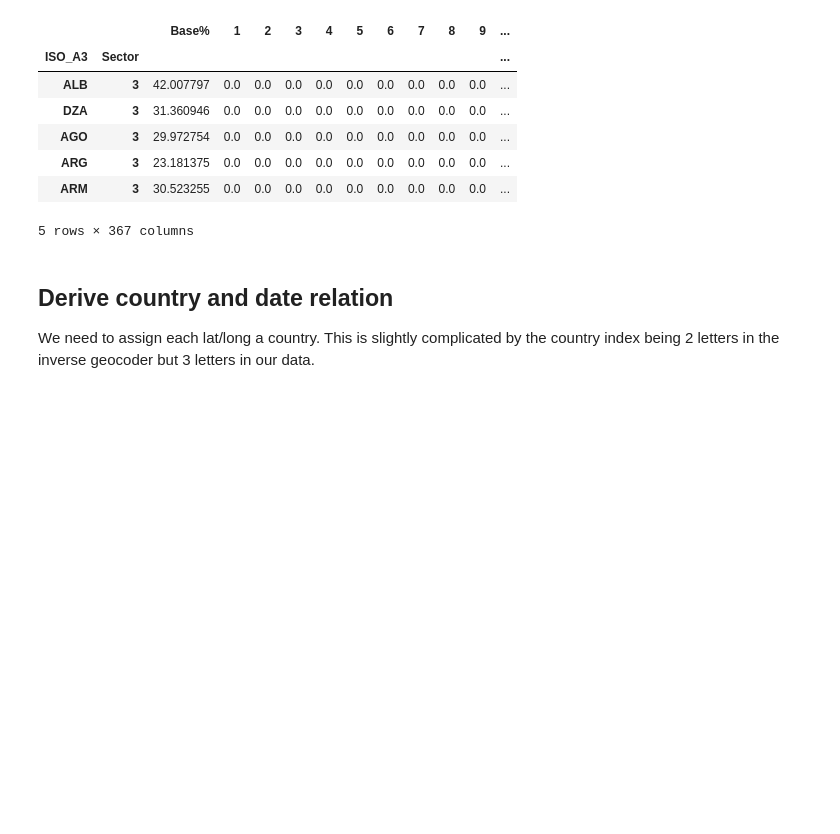
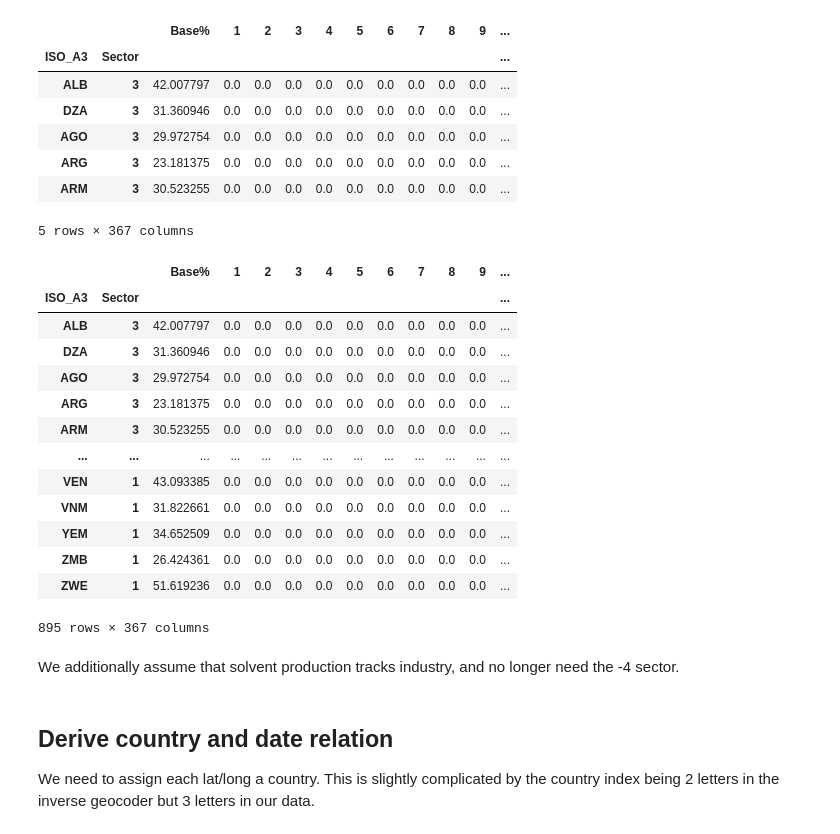
Before and after one commit to Rlamboll/modify_COVID19_netCDF_Emissions, a Jupyter notebook: calculations/COVID19EmissionsCalc.ipynb, the cells around one changed output. Cells and saved outputs as stored; diff of their text form; code cells hidden in the pictures; blank space fills up the shorter version.

Commit message:
Runs up to the multiplication point

```diff
--- a/calculations/COVID19EmissionsCalc.ipynb
+++ b/calculations/COVID19EmissionsCalc.ipynb
@@ -85,7 +87,8 @@ blip_factors_multi.head()
 5 rows × 367 columns
 # %%
 # We want to average the two sets of sector 4 together in the right ratio
-for country in blip_factors_multi.index.get_level_values("ISO_A3").unique():
+all_countries = blip_factors_multi.index.get_level_values("ISO_A3").unique()
+for country in all_countries:
     if (country, 4) in blip_factors_multi.index and (country, -4) in blip_factors_multi.index:
         blip_factors_multi.loc[country, 4] = (
             blip_factors_multi.loc[country, 4].values *
@@ -111,3 +114,22 @@ example_factor = blip_factors[
 assert np.isclose(blip_factors_multi.loc["GBR", 4][100], sum(
     example_factor["Base%"] * example_factor["100"]) / sum(example_factor["Base%"])
 )
+# %%
+blip_factors_multi
+# %% [output]
+|  |  | Base% | 1 | 2 | 3 | 4 | 5 | 6 | 7 | 8 | 9 | ... |
+| ISO_A3 | Sector |  |  |  |  |  |  |  |  |  |  | ... |
+| ALB | 3 | 42.007797 | 0.0 | 0.0 | 0.0 | 0.0 | 0.0 | 0.0 | 0.0 | 0.0 | 0.0 | ... |
+| DZA | 3 | 31.360946 | 0.0 | 0.0 | 0.0 | 0.0 | 0.0 | 0.0 | 0.0 | 0.0 | 0.0 | ... |
+| AGO | 3 | 29.972754 | 0.0 | 0.0 | 0.0 | 0.0 | 0.0 | 0.0 | 0.0 | 0.0 | 0.0 | ... |
+| ARG | 3 | 23.181375 | 0.0 | 0.0 | 0.0 | 0.0 | 0.0 | 0.0 | 0.0 | 0.0 | 0.0 | ... |
+| ARM | 3 | 30.523255 | 0.0 | 0.0 | 0.0 | 0.0 | 0.0 | 0.0 | 0.0 | 0.0 | 0.0 | ... |
+| ... | ... | ... | ... | ... | ... | ... | ... | ... | ... | ... | ... | ... |
+| VEN | 1 | 43.093385 | 0.0 | 0.0 | 0.0 | 0.0 | 0.0 | 0.0 | 0.0 | 0.0 | 0.0 | ... |
+| VNM | 1 | 31.822661 | 0.0 | 0.0 | 0.0 | 0.0 | 0.0 | 0.0 | 0.0 | 0.0 | 0.0 | ... |
+| YEM | 1 | 34.652509 | 0.0 | 0.0 | 0.0 | 0.0 | 0.0 | 0.0 | 0.0 | 0.0 | 0.0 | ... |
+| ZMB | 1 | 26.424361 | 0.0 | 0.0 | 0.0 | 0.0 | 0.0 | 0.0 | 0.0 | 0.0 | 0.0 | ... |
+| ZWE | 1 | 51.619236 | 0.0 | 0.0 | 0.0 | 0.0 | 0.0 | 0.0 | 0.0 | 0.0 | 0.0 | ... |
+895 rows × 367 columns
+# %% [markdown]
+We additionally assume that solvent production tracks industry, and no longer need the -4 sector.
```
Also changed, not shown: parts of 6 cells of this notebook, 1 other file.
